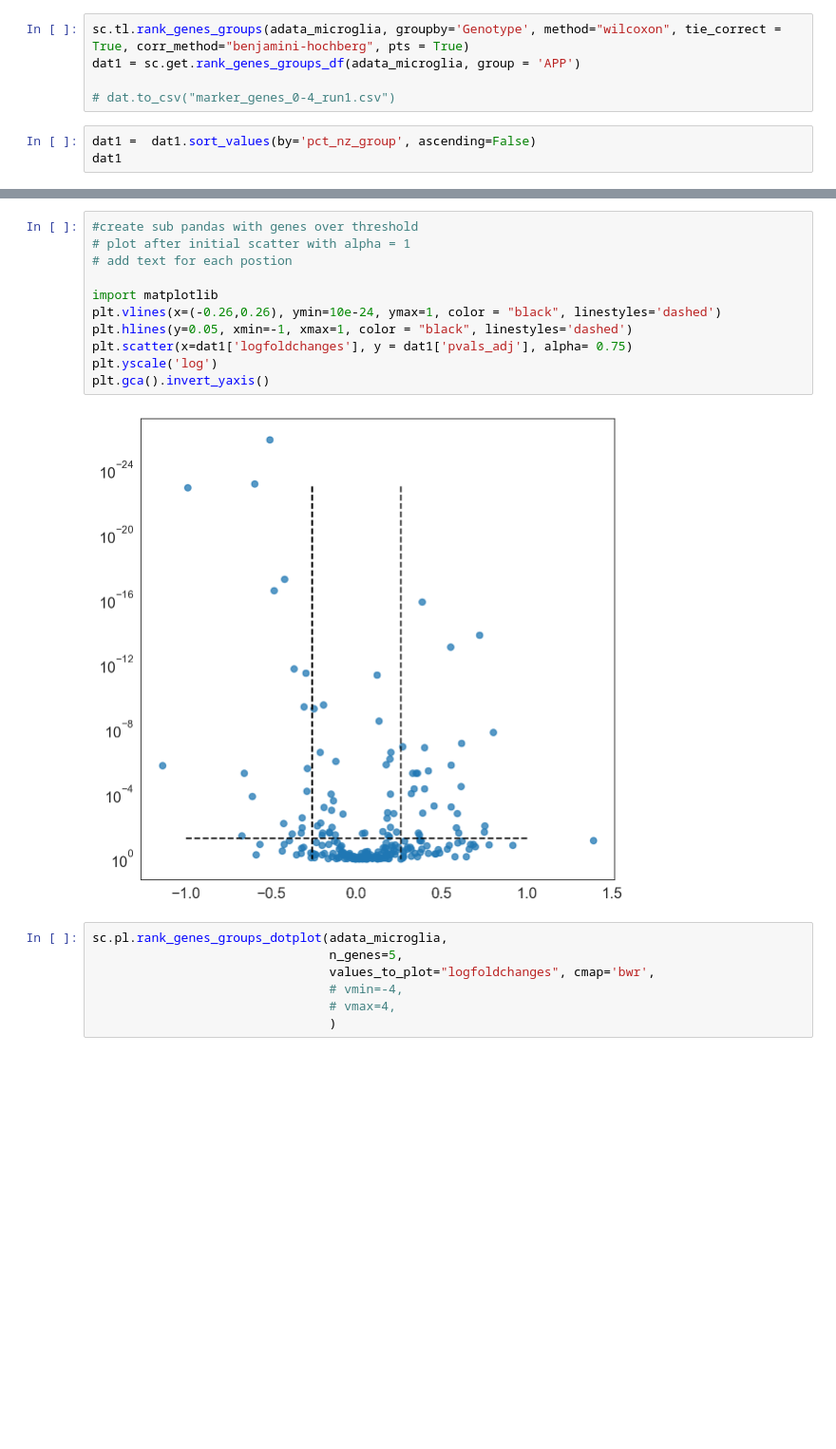
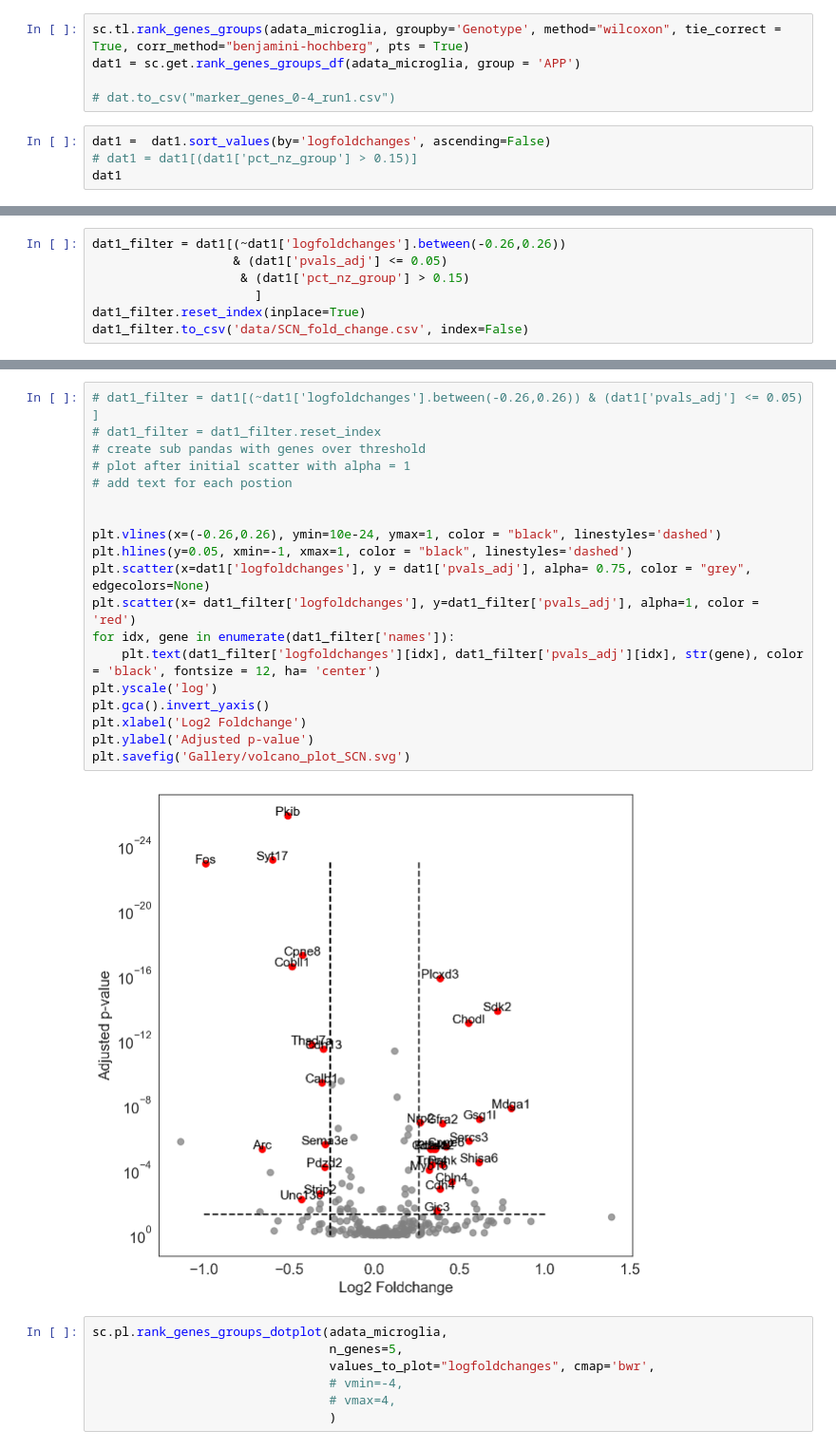
Before and after one commit to Carboneinerte/Xenium-workflow, a Jupyter notebook: v8-4_Xenium_process_DataViz_Analysis.ipynb, the cells around one changed output, grey strips where cells are left out. Shown at 95% size. Cells and saved outputs as stored; diff of their text form; blank space fills up the shorter version.

Commit message:
volcano

```diff
--- a/v8-4_Xenium_process_DataViz_Analysis.ipynb
+++ b/v8-4_Xenium_process_DataViz_Analysis.ipynb
@@ -659,7 +659,8 @@ dat1 = sc.get.rank_genes_groups_df(adata_microglia, group = 'APP')
 
 # dat.to_csv("marker_genes_0-4_run1.csv")
 # %%
-dat1 =  dat1.sort_values(by='pct_nz_group', ascending=False)
+dat1 =  dat1.sort_values(by='logfoldchanges', ascending=False)
+# dat1 = dat1[(dat1['pct_nz_group'] > 0.15)]
 dat1
 # %% [output]
 |  | names | scores | logfoldchanges | pvals | pvals_adj | pct_nz_group | pct_nz_reference |
@@ -677 +678,8 @@ dat1
 247 rows × 7 columns
+# %%
+dat1_filter = dat1[(~dat1['logfoldchanges'].between(-0.26,0.26))
+                   & (dat1['pvals_adj'] <= 0.05)
+                    & (dat1['pct_nz_group'] > 0.15)
+                      ]
+dat1_filter.reset_index(inplace=True)
+dat1_filter.to_csv('data/SCN_fold_change.csv', index=False)
@@ -678,16 +688,24 @@ dat1
 # %%
-#create sub pandas with genes over threshold
+# dat1_filter = dat1[(~dat1['logfoldchanges'].between(-0.26,0.26)) & (dat1['pvals_adj'] <= 0.05) ]
+# dat1_filter = dat1_filter.reset_index
+# create sub pandas with genes over threshold
 # plot after initial scatter with alpha = 1
 # add text for each postion
 
-import matplotlib
+
 plt.vlines(x=(-0.26,0.26), ymin=10e-24, ymax=1, color = "black", linestyles='dashed')
 plt.hlines(y=0.05, xmin=-1, xmax=1, color = "black", linestyles='dashed')
-plt.scatter(x=dat1['logfoldchanges'], y = dat1['pvals_adj'], alpha= 0.75)
+plt.scatter(x=dat1['logfoldchanges'], y = dat1['pvals_adj'], alpha= 0.75, color = "grey", edgecolors=None)
+plt.scatter(x= dat1_filter['logfoldchanges'], y=dat1_filter['pvals_adj'], alpha=1, color = 'red')
+for idx, gene in enumerate(dat1_filter['names']):
+    plt.text(dat1_filter['logfoldchanges'][idx], dat1_filter['pvals_adj'][idx], str(gene), color = 'black', fontsize = 12, ha= 'center')
 plt.yscale('log')
 plt.gca().invert_yaxis()
+plt.xlabel('Log2 Foldchange')
+plt.ylabel('Adjusted p-value')
+plt.savefig('Gallery/volcano_plot_SCN.svg')
 # %% [output]
-[figure, old version]
+[figure, new version]
 # %%
 sc.pl.rank_genes_groups_dotplot(adata_microglia,
                                 n_genes=5,
```
Also changed, not shown: parts of 2 cells of this notebook.
